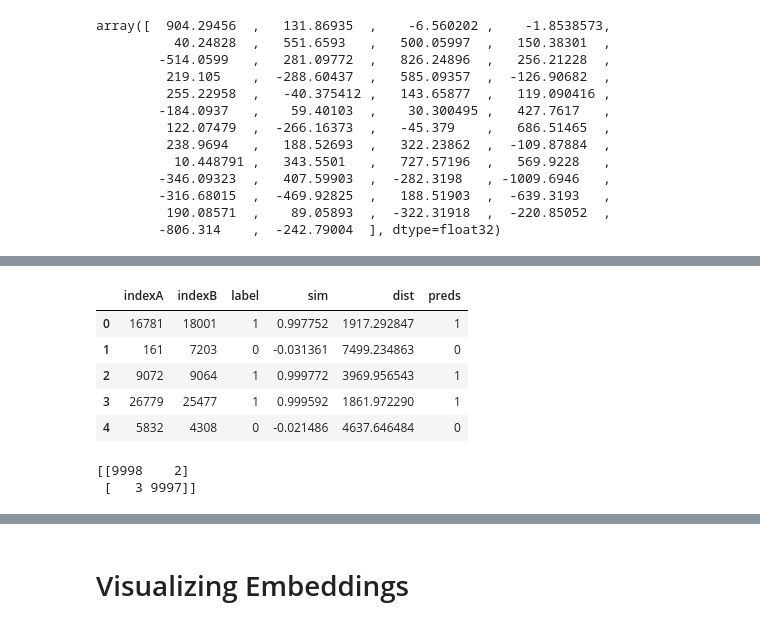
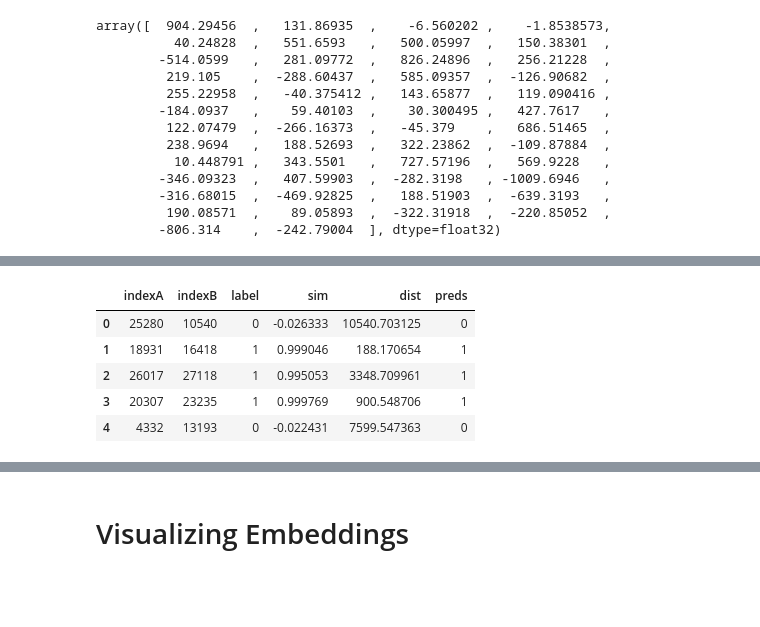
Before and after one commit to kiranbodipati/Similarity_search_review, a Jupyter notebook: siamese/Testing Embeddings.ipynb, the cells around one changed output, grey strips where cells are left out. Saved outputs shown, nothing was run; the diff lists cells and outputs as text; code cells hidden in the pictures; blank space fills up the shorter version.

```diff
--- a/siamese/Testing Embeddings.ipynb
+++ b/siamese/Testing Embeddings.ipynb
@@ -72,3 +72,7 @@ test_df.head()
+# %%
+orig_test_df = test_df.copy()  # saving for future tests
+# %%
+test_df = orig_test_df.copy()
 # %%
 test_df['sim'] = test_df.apply(lambda x: (1 - spatial.distance.cosine(embeddings[int(x['indexA'])], embeddings[int(x['indexB'])])), axis=1)
 test_df['dist'] = test_df.apply(lambda x: spatial.distance.euclidean(embeddings[int(x['indexA'])], embeddings[int(x['indexB'])]), axis=1)
@@ -99,16 +114,11 @@ sns.violinplot(ax=ax, x="label", y="sim", data=test_df)
 # %%
-threshold = 0.4
+threshold = 0.5
 test_df['preds'] = test_df.apply(lambda x: int(x['sim']>=threshold), axis=1)
 test_df.head()
 # %% [output]
 |  | indexA | indexB | label | sim | dist | preds |
-| 0 | 16781 | 18001 | 1 | 0.997752 | 1917.292847 | 1 |
-| 1 | 161 | 7203 | 0 | -0.031361 | 7499.234863 | 0 |
-| 2 | 9072 | 9064 | 1 | 0.999772 | 3969.956543 | 1 |
-| 3 | 26779 | 25477 | 1 | 0.999592 | 1861.972290 | 1 |
-| 4 | 5832 | 4308 | 0 | -0.021486 | 4637.646484 | 0 |
+| 0 | 25280 | 10540 | 0 | -0.026333 | 10540.703125 | 0 |
+| 1 | 18931 | 16418 | 1 | 0.999046 | 188.170654 | 1 |
+| 2 | 26017 | 27118 | 1 | 0.995053 | 3348.709961 | 1 |
+| 3 | 20307 | 23235 | 1 | 0.999769 | 900.548706 | 1 |
+| 4 | 4332 | 13193 | 0 | -0.022431 | 7599.547363 | 0 |
-# %%
-print(confusion_matrix(test_df.label, test_df.preds))
-# %% [output]
-[[9998    2]
- [   3 9997]]
```
Also changed, not shown: parts of 23 cells of this notebook, 4 other files.
